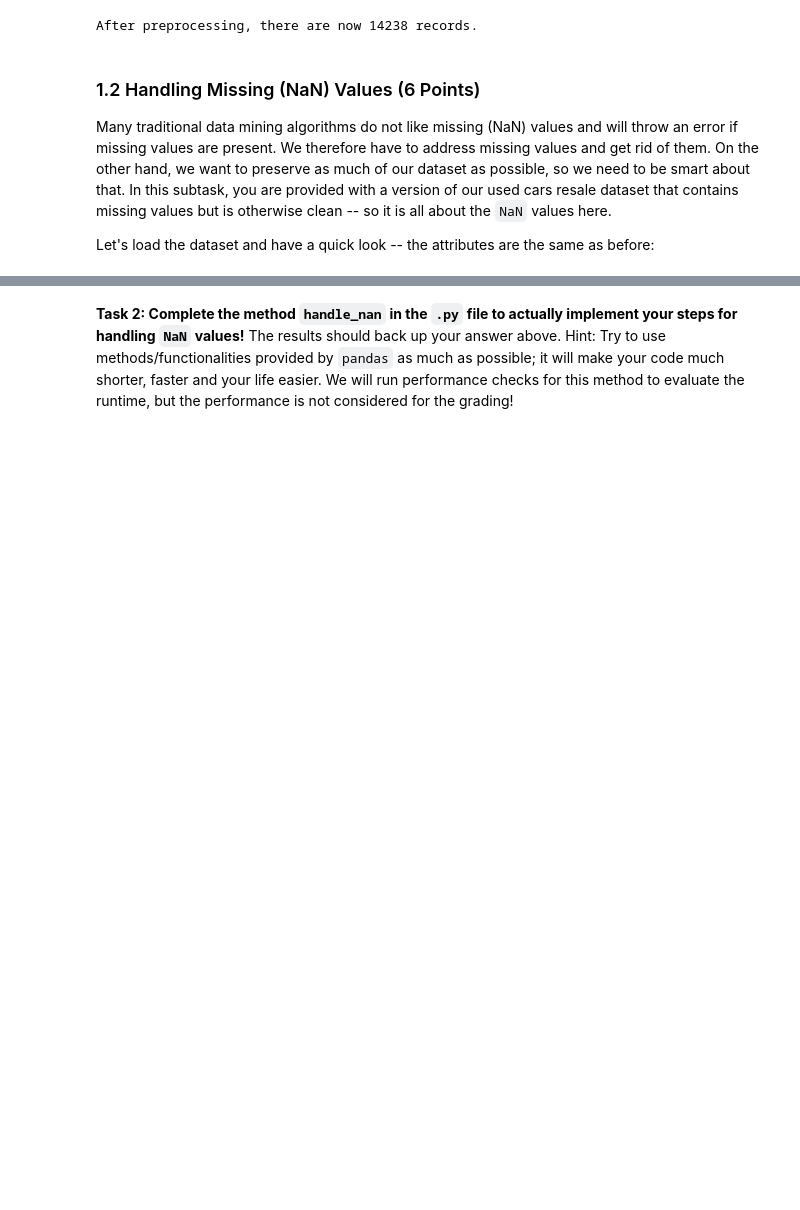
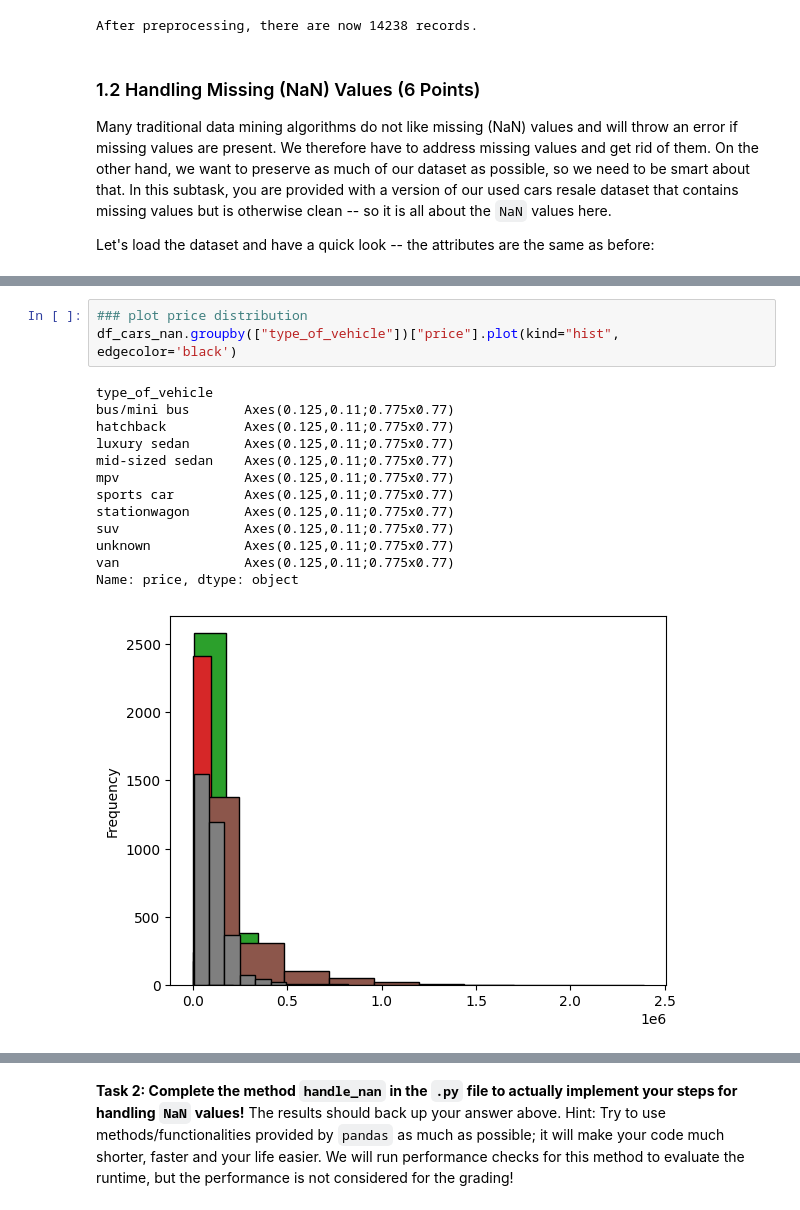
Before and after one commit to benhgm/cs5228_assignments, a Jupyter notebook: assignment1/cs5228_a1_HoGuanMengBenjamin_E1101568.ipynb, the cells around one changed output, grey strips where cells are left out. Saved outputs shown, nothing was run; the diff lists cells and outputs as text; blank space fills up the shorter version.

```diff
--- a/assignment1/cs5228_a1_HoGuanMengBenjamin_E1101568.ipynb
+++ b/assignment1/cs5228_a1_HoGuanMengBenjamin_E1101568.ipynb
@@ -287,0 +392,17 @@ Since your decision for handling `NaN` values might depend in the data mining ta
+# %%
+### plot price distribution
+df_cars_nan.groupby(["type_of_vehicle"])["price"].plot(kind="hist", edgecolor='black')
+# %% [output]
+type_of_vehicle
+bus/mini bus       Axes(0.125,0.11;0.775x0.77)
+hatchback          Axes(0.125,0.11;0.775x0.77)
+luxury sedan       Axes(0.125,0.11;0.775x0.77)
+mid-sized sedan    Axes(0.125,0.11;0.775x0.77)
+mpv                Axes(0.125,0.11;0.775x0.77)
+sports car         Axes(0.125,0.11;0.775x0.77)
+stationwagon       Axes(0.125,0.11;0.775x0.77)
+suv                Axes(0.125,0.11;0.775x0.77)
+unknown            Axes(0.125,0.11;0.775x0.77)
+van                Axes(0.125,0.11;0.775x0.77)
+Name: price, dtype: object
+[figure, added]
```
Also changed, not shown: parts of 11 cells of this notebook, 1 other file.
